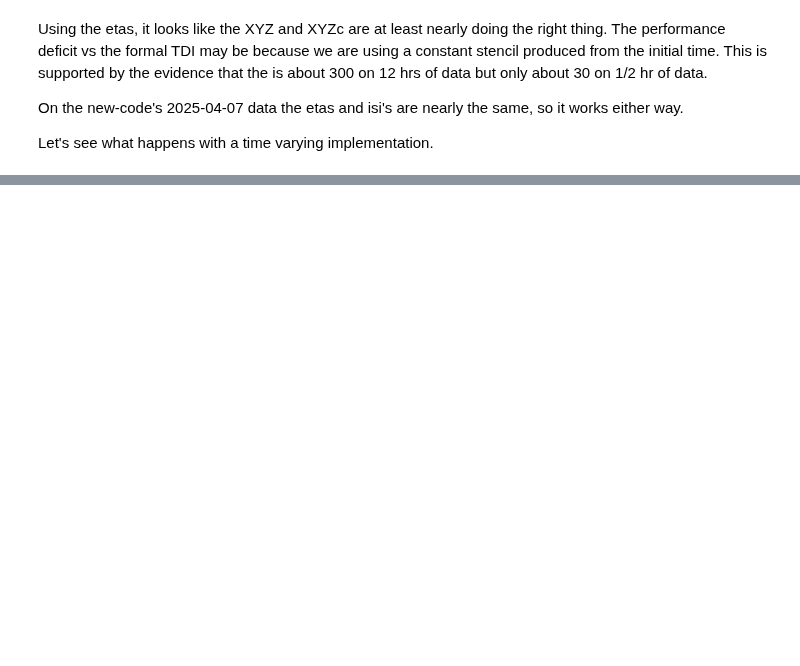
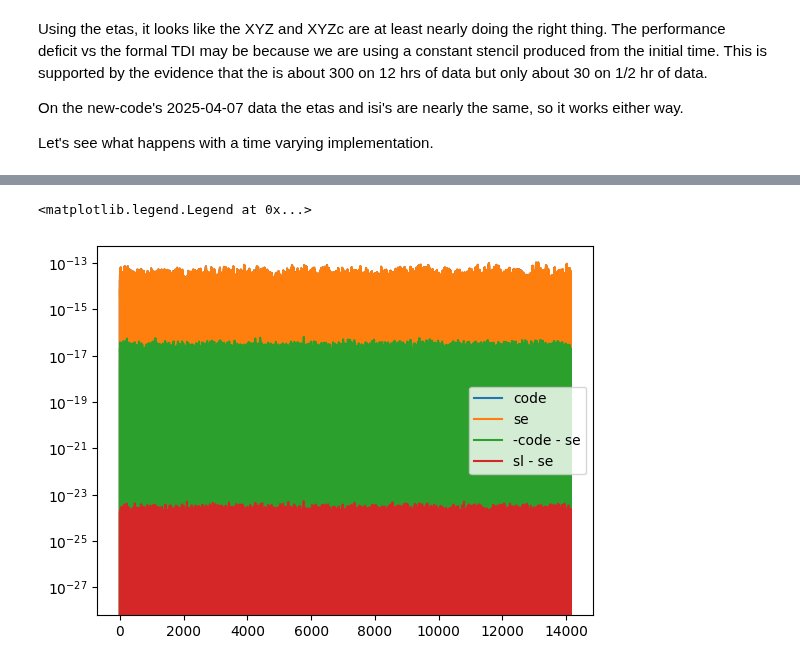
Before and after one commit to eleonoracastelli/pcipy, a Jupyter notebook: notebooks/Compute TDI Stencil.ipynb, the cells around one changed output, grey strips where cells are left out. Drawn from its saved outputs; the diff is of its cells as text; code cells hidden in the pictures; blank space fills up the shorter version.

```diff
--- a/notebooks/Compute TDI Stencil.ipynb
+++ b/notebooks/Compute TDI Stencil.ipynb
@@ -756,0 +937,15 @@ Swap:             0           0           0
+# %%
+test_hours = 1
+test_len =  int(test_hours * 3600 * fs)
+ytest=TimeData(y_full_isi[0:test_len,:].T, dt=1/fs,names=mosas_order)
+print(ytest.data.shape)
+
+XYZcode=tdifilt.apply_filter(ytest,method='convolve')
+
+tdifilt_se=TDIFilter(data_noise,eval_time=1000/fs)
+tdifilt_se.stencil_compts=se
+XYZse=tdifilt_se.apply_filter(ytest,method='convolve')
+
+tdifilt_sl=TDIFilter(data_noise,eval_time=1000/fs)
+tdifilt_sl.stencil_compts=sl
+XYZsl=tdifilt_sl.apply_filter(ytest,method='convolve')
@@ -756,0 +963,12 @@ Swap:             0           0           0
+# %%
+ixyz=0
+iev=1
+plt.semilogy(XYZcode.data[ixyz][::iev],label="code")
+plt.semilogy(XYZse.data[ixyz][::iev],label="se")
+#plt.semilogy(XYZcode.data[ixyz]-XYZse.data[ixyz],label="code - se")
+plt.semilogy((-XYZcode.data[ixyz]-XYZse.data[ixyz])[::iev],label="-code - se")
+plt.semilogy((XYZsl.data[ixyz]-XYZse.data[ixyz])[::iev],label="sl - se")
+plt.legend()
+# %% [output]
+<matplotlib.legend.Legend at 0x...>
+[figure, added]
```
Also changed, not shown: parts of 22 cells of this notebook.
